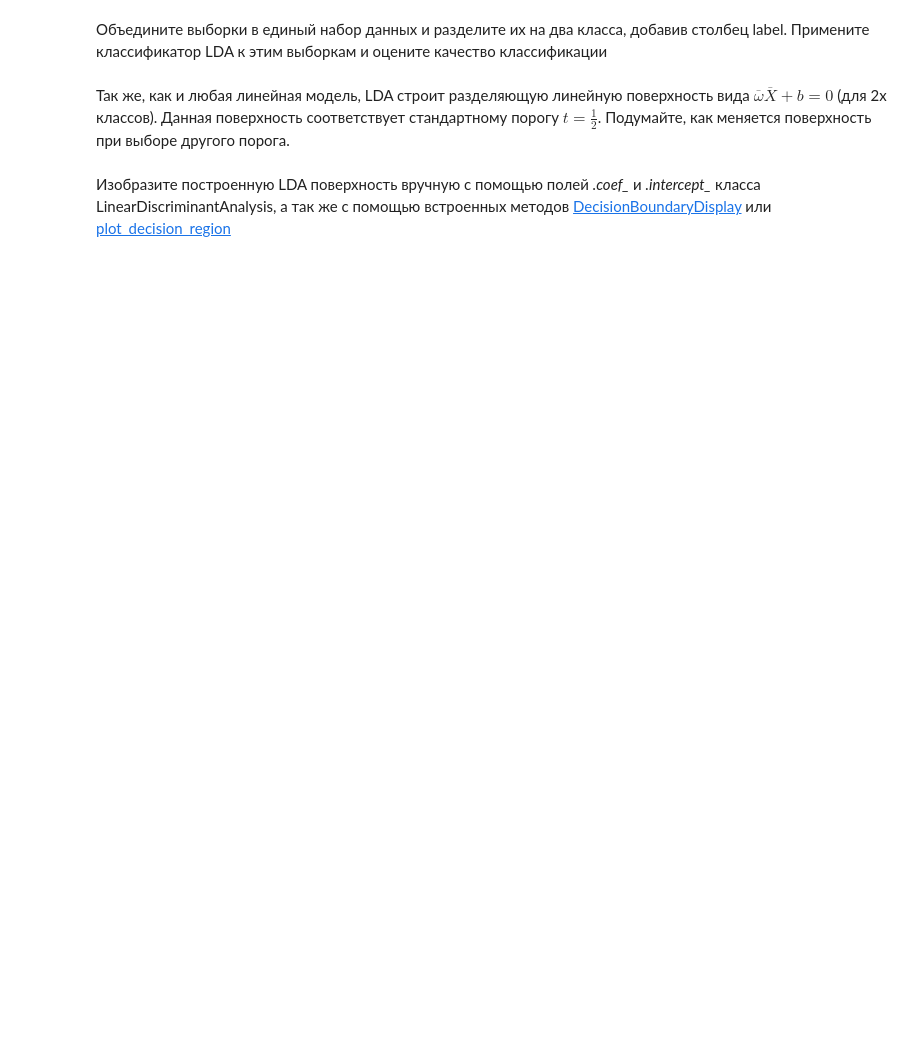
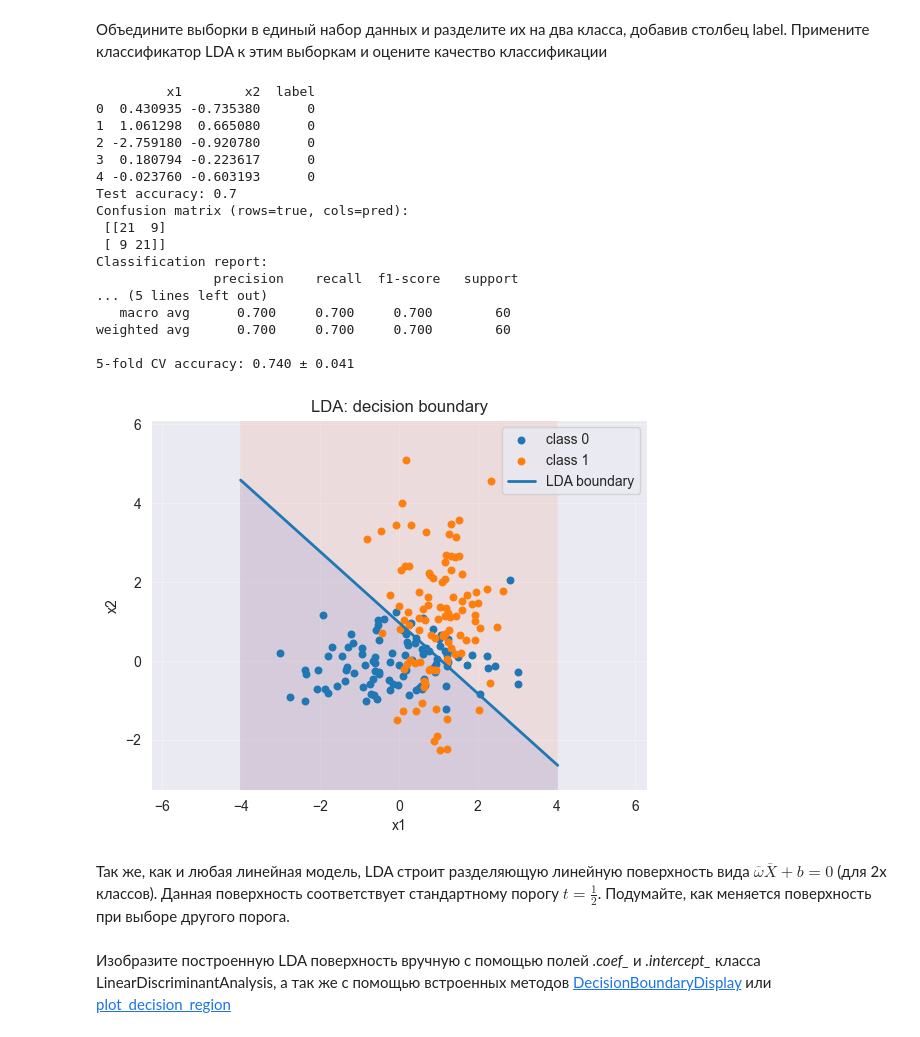
Before and after one commit to Saharochekl/FSR_ML, a Jupyter notebook: hometasks/Theme2/Sem02_03.ipynb, the cells around one changed output. Drawn from its saved outputs; the diff is of its cells as text; code cells hidden in the pictures; blank space fills up the shorter version.

```diff
--- a/hometasks/Theme2/Sem02_03.ipynb
+++ b/hometasks/Theme2/Sem02_03.ipynb
@@ -25,9 +59,70 @@ from sklearn.discriminant_analysis import LinearDiscriminantAnalysis
 # %% [markdown]
 Объедините выборки в единый набор данных и разделите их на два класса, добавив столбец label. Примените классификатор LDA к этим выборкам и оцените качество классификации
 # %%
-#Your code here
+
+#clf = LinearDiscriminantAnalysis()
+X = np.vstack([X0, X1])
+y = np.concatenate([np.zeros(len(X0), dtype=int), np.ones(len(X1), dtype=int)])
+df = pd.DataFrame({'x1': X[:,0], 'x2': X[:,1], 'label': y})
+print(df.head())
+
+
+X_train, X_test, y_train, y_test = train_test_split(X, y, test_size=0.3, stratify=y, random_state=52)
+
 clf = LinearDiscriminantAnalysis()
-#Your code here
+clf.fit(X_train, y_train)
+
+y_pred = clf.predict(X_test)
+print("Test accuracy:", accuracy_score(y_test, y_pred))
+print("Confusion matrix (rows=true, cols=pred):\n", confusion_matrix(y_test, y_pred))
+print("Classification report:\n", classification_report(y_test, y_pred, digits=3))
+
+
+cv = StratifiedKFold(n_splits=5, shuffle=True, random_state=123)
+cv_acc = cross_val_score(clf, X, y, cv=cv, scoring='accuracy')
+print(f"5-fold CV accuracy: {cv_acc.mean():.3f} ± {cv_acc.std():.3f}")
+
+fig = plt.figure()
+
+x1_min, x1_max = X[:,0].min()-1, X[:,0].max()+1
+x2_min, x2_max = X[:,1].min()-1, X[:,1].max()+1
+xx1, xx2 = np.meshgrid(np.linspace(x1_min, x1_max, 400),
+                       np.linspace(x2_min, x2_max, 400))
+grid = np.c_[xx1.ravel(), xx2.ravel()]
+zz = clf.predict(grid).reshape(xx1.shape)
+plt.contourf(xx1, xx2, zz, alpha=0.15, levels=[-0.5,0.5,1.5])
+
+plt.scatter(X[y==0,0], X[y==0,1], s=22, label='class 0')
+plt.scatter(X[y==1,0], X[y==1,1], s=22, label='class 1')
+
+w = clf.coef_[0]; b = clf.intercept_[0]
+if abs(w[1]) > 1e-12:
+    xs = np.linspace(x1_min, x1_max, 400)
+    ys = -(w[0]*xs + b)/w[1]
+    plt.plot(xs, ys, '-', lw=2, label='LDA boundary')
+
+plt.xlabel('x1'); plt.ylabel('x2'); plt.title('LDA: decision boundary')
+plt.legend(); plt.axis('equal'); plt.grid(alpha=0.3)
+plt.show()
+# %% [output]
+         x1        x2  label
+0  0.430935 -0.735380      0
+1  1.061298  0.665080      0
+2 -2.759180 -0.920780      0
+3  0.180794 -0.223617      0
+4 -0.023760 -0.603193      0
+Test accuracy: 0.7
+Confusion matrix (rows=true, cols=pred):
+ [[21  9]
+ [ 9 21]]
+Classification report:
+               precision    recall  f1-score   support
+... (5 lines left out)
+   macro avg      0.700     0.700     0.700        60
+weighted avg      0.700     0.700     0.700        60
+
+5-fold CV accuracy: 0.740 ± 0.041
+[figure, added]
 # %% [markdown]
 Так же, как и любая линейная модель, LDA строит разделяющую линейную поверхность вида $\overline{\omega}\overline{X}+b=0$ (для 2х классов). Данная поверхность соответствует стандартному порогу $t=\frac{1}{2}$. Подумайте, как меняется поверхность при выборе другого порога.
 # %% [markdown]
```
Also changed, not shown: parts of 11 cells of this notebook, 4 other files.
